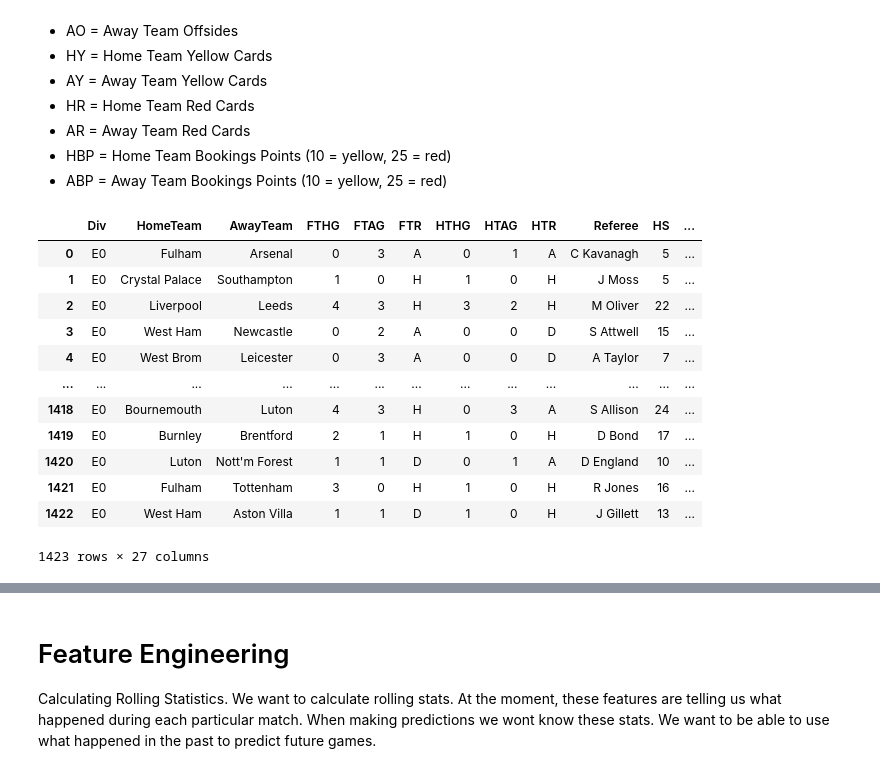
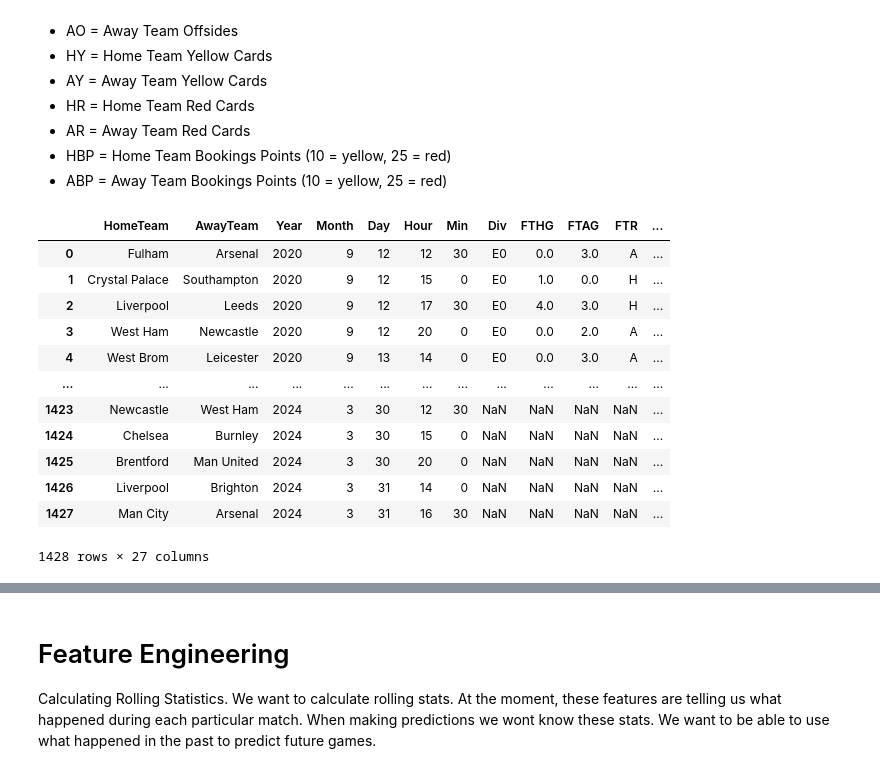
Before and after one commit to adilsaid64/bayesian-football-match-prediction, a Jupyter notebook: data-prep.ipynb, the cells around one changed output, grey strips where cells are left out. Saved outputs shown, nothing was run; the diff lists cells and outputs as text; code cells hidden in the pictures.

Commit message:
creating future matches

```diff
--- a/data-prep.ipynb
+++ b/data-prep.ipynb
@@ -56,27 +56,39 @@ df
 - AR = Away Team Red Cards
 - HBP = Home Team Bookings Points (10 = yellow, 25 = red)
 - ABP = Away Team Bookings Points (10 = yellow, 25 = red)
+# %%
+# Create new rows that we will want to use later for future predictions.
+new_rows = {
+    'HomeTeam':['Brentford', 'Man City', 'Liverpool', 'Newcastle', 'Chelsea'],
+    'AwayTeam':['Man United', 'Arsenal', 'Brighton','West Ham', 'Burnley'],
+    'Year' : [2024]*5,
+    'Month' : [3]*5,
+    'Day' : [30, 31, 31, 30, 30],
+    'Hour': [20, 16, 14, 12, 15],
+    'Min':[00, 30, 00, 30, 00]
+}
 # %%
 df = df[df.columns[:24]].copy()
-df.loc[:,'Day'] = df['Date'].apply(lambda x:x.split('/')[0])
-df.loc[:,'Month'] = df['Date'].apply(lambda x:x.split('/')[1])
-df.loc[:,'Year'] = df['Date'].apply(lambda x:x.split('/')[2])
-df.loc[:,'Hour'] = df['Time'].apply(lambda x:x.split(":")[0])
-df.loc[:,'Min'] = df['Time'].apply(lambda x:x.split(":")[1])
+df.loc[:,'Day'] = (df['Date'].apply(lambda x:x.split('/')[0])).astype(int)
+df.loc[:,'Month'] = (df['Date'].apply(lambda x:x.split('/')[1])).astype(int)
+df.loc[:,'Year'] = (df['Date'].apply(lambda x:x.split('/')[2])).astype(int)
+df.loc[:,'Hour'] = (df['Time'].apply(lambda x:x.split(":")[0])).astype(int)
+df.loc[:,'Min'] = (df['Time'].apply(lambda x:x.split(":")[1])).astype(int)
 df = df.drop(columns = ['Date', 'Time'])
+df = pd.concat([pd.DataFrame(new_rows), df], ignore_index=True)
 df = df.sort_values(by= ['Year', 'Month', 'Day', 'Hour']).reset_index(drop = True)
 df
 # %% [output]
-|  | Div | HomeTeam | AwayTeam | FTHG | FTAG | FTR | HTHG | HTAG | HTR | Referee | HS | ... |
-| 0 | E0 | Fulham | Arsenal | 0 | 3 | A | 0 | 1 | A | C Kavanagh | 5 | ... |
-| 1 | E0 | Crystal Palace | Southampton | 1 | 0 | H | 1 | 0 | H | J Moss | 5 | ... |
-| 2 | E0 | Liverpool | Leeds | 4 | 3 | H | 3 | 2 | H | M Oliver | 22 | ... |
-| 3 | E0 | West Ham | Newcastle | 0 | 2 | A | 0 | 0 | D | S Attwell | 15 | ... |
-| 4 | E0 | West Brom | Leicester | 0 | 3 | A | 0 | 0 | D | A Taylor | 7 | ... |
+|  | HomeTeam | AwayTeam | Year | Month | Day | Hour | Min | Div | FTHG | FTAG | FTR | ... |
+| 0 | Fulham | Arsenal | 2020 | 9 | 12 | 12 | 30 | E0 | 0.0 | 3.0 | A | ... |
+| 1 | Crystal Palace | Southampton | 2020 | 9 | 12 | 15 | 0 | E0 | 1.0 | 0.0 | H | ... |
+| 2 | Liverpool | Leeds | 2020 | 9 | 12 | 17 | 30 | E0 | 4.0 | 3.0 | H | ... |
+| 3 | West Ham | Newcastle | 2020 | 9 | 12 | 20 | 0 | E0 | 0.0 | 2.0 | A | ... |
+| 4 | West Brom | Leicester | 2020 | 9 | 13 | 14 | 0 | E0 | 0.0 | 3.0 | A | ... |
 | ... | ... | ... | ... | ... | ... | ... | ... | ... | ... | ... | ... | ... |
-| 1418 | E0 | Bournemouth | Luton | 4 | 3 | H | 0 | 3 | A | S Allison | 24 | ... |
-| 1419 | E0 | Burnley | Brentford | 2 | 1 | H | 1 | 0 | H | D Bond | 17 | ... |
-| 1420 | E0 | Luton | Nott'm Forest | 1 | 1 | D | 0 | 1 | A | D England | 10 | ... |
-| 1421 | E0 | Fulham | Tottenham | 3 | 0 | H | 1 | 0 | H | R Jones | 16 | ... |
-| 1422 | E0 | West Ham | Aston Villa | 1 | 1 | D | 1 | 0 | H | J Gillett | 13 | ... |
+| 1423 | Newcastle | West Ham | 2024 | 3 | 30 | 12 | 30 | NaN | NaN | NaN | NaN | ... |
+| 1424 | Chelsea | Burnley | 2024 | 3 | 30 | 15 | 0 | NaN | NaN | NaN | NaN | ... |
+| 1425 | Brentford | Man United | 2024 | 3 | 30 | 20 | 0 | NaN | NaN | NaN | NaN | ... |
+| 1426 | Liverpool | Brighton | 2024 | 3 | 31 | 14 | 0 | NaN | NaN | NaN | NaN | ... |
+| 1427 | Man City | Arsenal | 2024 | 3 | 31 | 16 | 30 | NaN | NaN | NaN | NaN | ... |
-1423 rows × 27 columns
+1428 rows × 27 columns
```
Also changed, not shown: parts of 16 cells of this notebook.
